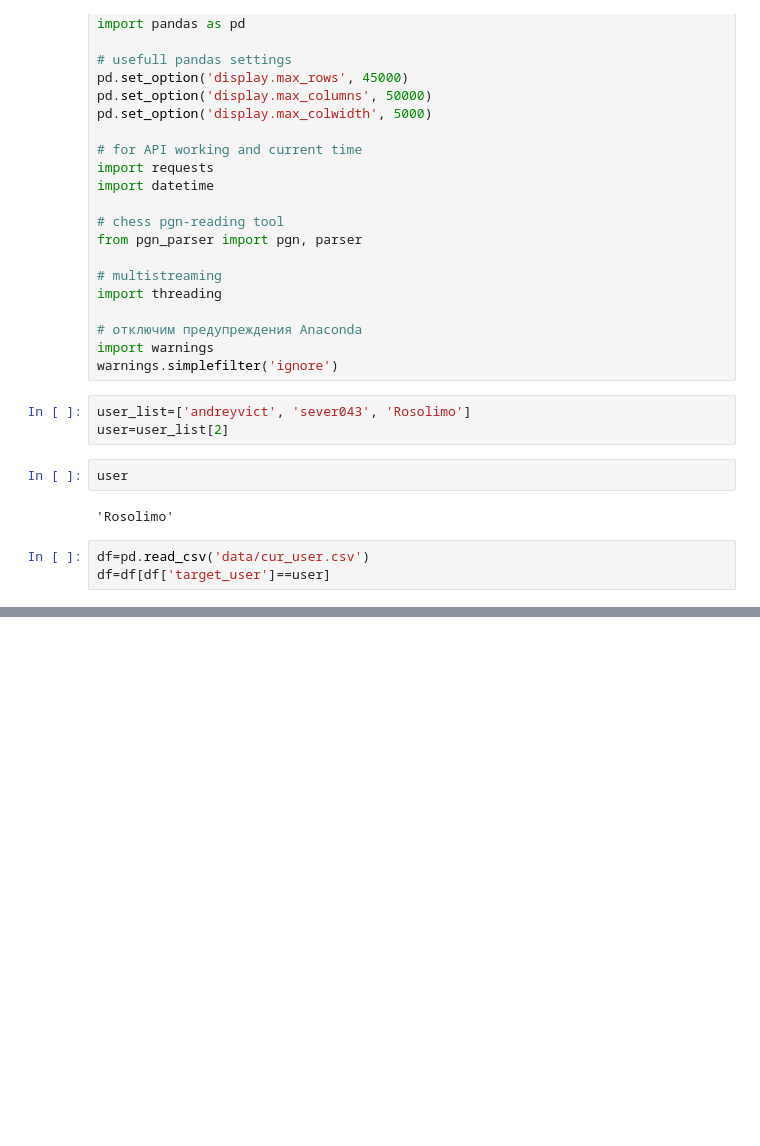
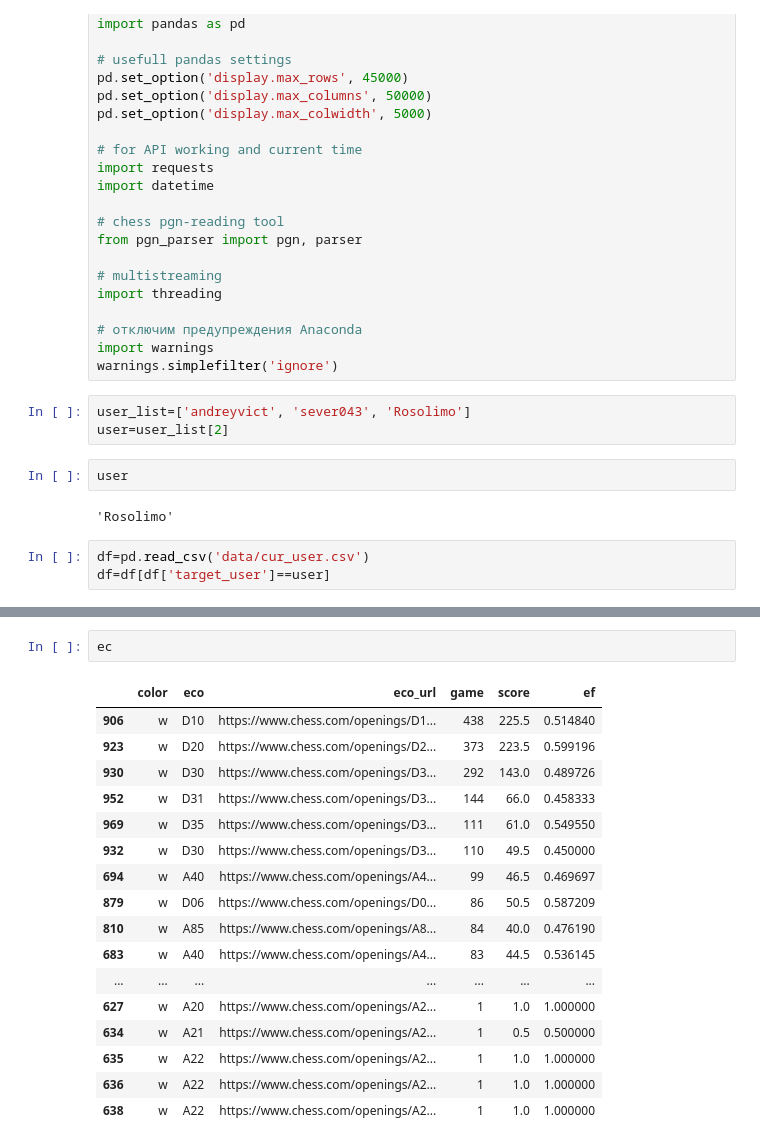
Before and after one commit to rosolimo212/chesscom, a Jupyter notebook: Current_user_forec.ipynb, the cells around one changed output, grey strips where cells are left out. Saved outputs shown, nothing was run; the diff lists cells and outputs as text; blank space fills up the shorter version.

```diff
--- a/Current_user_forec.ipynb
+++ b/Current_user_forec.ipynb
@@ -64,3 +77,23 @@ df.groupby(['year', 'month']).sum()[['game', 'score', 'rating']].reset_index()
+# %%
+ec
+# %% [output]
+|  | color | eco | eco_url | game | score | ef |
+| 906 | w | D10 | https://www.chess.com/openings/D1... | 438 | 225.5 | 0.514840 |
+| 923 | w | D20 | https://www.chess.com/openings/D2... | 373 | 223.5 | 0.599196 |
+| 930 | w | D30 | https://www.chess.com/openings/D3... | 292 | 143.0 | 0.489726 |
+| 952 | w | D31 | https://www.chess.com/openings/D3... | 144 | 66.0 | 0.458333 |
+| 969 | w | D35 | https://www.chess.com/openings/D3... | 111 | 61.0 | 0.549550 |
+| 932 | w | D30 | https://www.chess.com/openings/D3... | 110 | 49.5 | 0.450000 |
+| 694 | w | A40 | https://www.chess.com/openings/A4... | 99 | 46.5 | 0.469697 |
+| 879 | w | D06 | https://www.chess.com/openings/D0... | 86 | 50.5 | 0.587209 |
+| 810 | w | A85 | https://www.chess.com/openings/A8... | 84 | 40.0 | 0.476190 |
+| 683 | w | A40 | https://www.chess.com/openings/A4... | 83 | 44.5 | 0.536145 |
+| ... | ... | ... | ... | ... | ... | ... |
+| 627 | w | A20 | https://www.chess.com/openings/A2... | 1 | 1.0 | 1.000000 |
+| 634 | w | A21 | https://www.chess.com/openings/A2... | 1 | 0.5 | 0.500000 |
+| 635 | w | A22 | https://www.chess.com/openings/A2... | 1 | 1.0 | 1.000000 |
+| 636 | w | A22 | https://www.chess.com/openings/A2... | 1 | 1.0 | 1.000000 |
+| 638 | w | A22 | https://www.chess.com/openings/A2... | 1 | 1.0 | 1.000000 |
 # %%
 df.groupby(['year', 'month']).sum()[['game']].plot()
 # %% [output]
```
Also changed, not shown: parts of 15 cells of this notebook, 1 other file.
